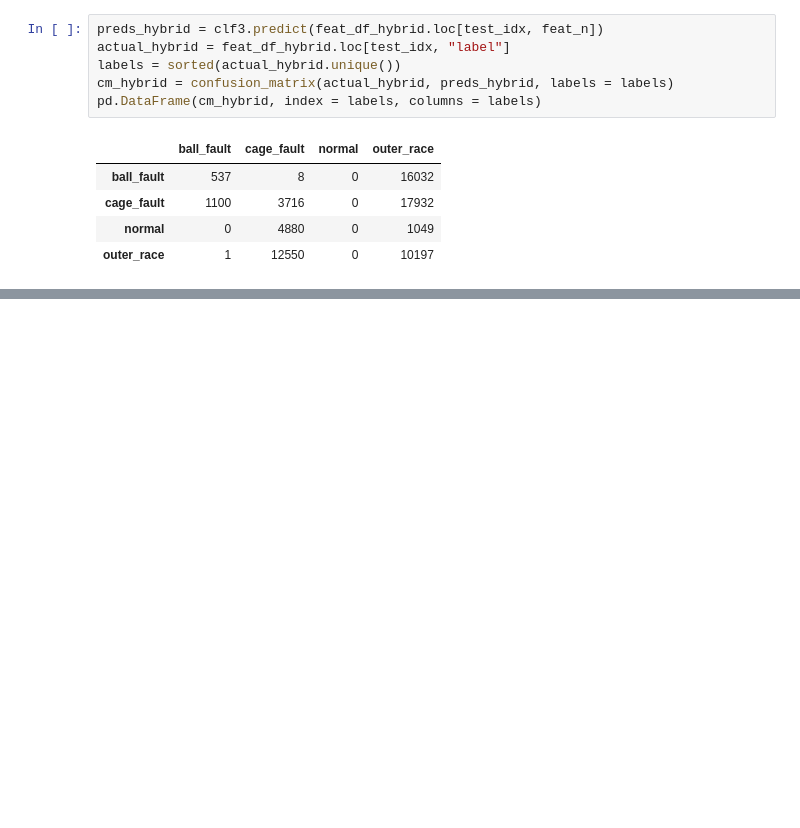
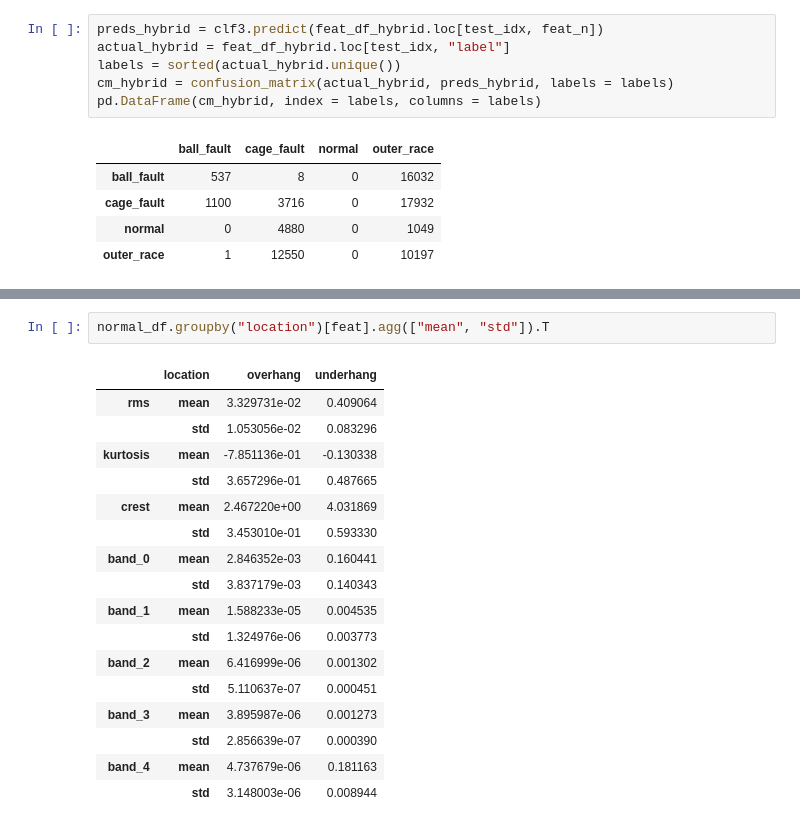
Before and after one commit to yashhorseman/bearing-fault-detection, a Jupyter notebook: notebooks/mafaulda.ipynb, the cells around one changed output, grey strips where cells are left out. Saved outputs shown, nothing was run; the diff lists cells and outputs as text; blank space fills up the shorter version.

```diff
--- a/notebooks/mafaulda.ipynb
+++ b/notebooks/mafaulda.ipynb
@@ -259,0 +295,20 @@ for i in range
+# %%
+normal_df.groupby("location")[feat].agg(["mean", "std"]).T
+# %% [output]
+|  | location | overhang | underhang |
+| rms | mean | 3.329731e-02 | 0.409064 |
+|  | std | 1.053056e-02 | 0.083296 |
+| kurtosis | mean | -7.851136e-01 | -0.130338 |
+|  | std | 3.657296e-01 | 0.487665 |
+| crest | mean | 2.467220e+00 | 4.031869 |
+|  | std | 3.453010e-01 | 0.593330 |
+| band_0 | mean | 2.846352e-03 | 0.160441 |
+|  | std | 3.837179e-03 | 0.140343 |
+| band_1 | mean | 1.588233e-05 | 0.004535 |
+|  | std | 1.324976e-06 | 0.003773 |
+| band_2 | mean | 6.416999e-06 | 0.001302 |
+|  | std | 5.110637e-07 | 0.000451 |
+| band_3 | mean | 3.895987e-06 | 0.001273 |
+|  | std | 2.856639e-07 | 0.000390 |
+| band_4 | mean | 4.737679e-06 | 0.181163 |
+|  | std | 3.148003e-06 | 0.008944 |
```
Also changed, not shown: parts of 15 cells of this notebook.
